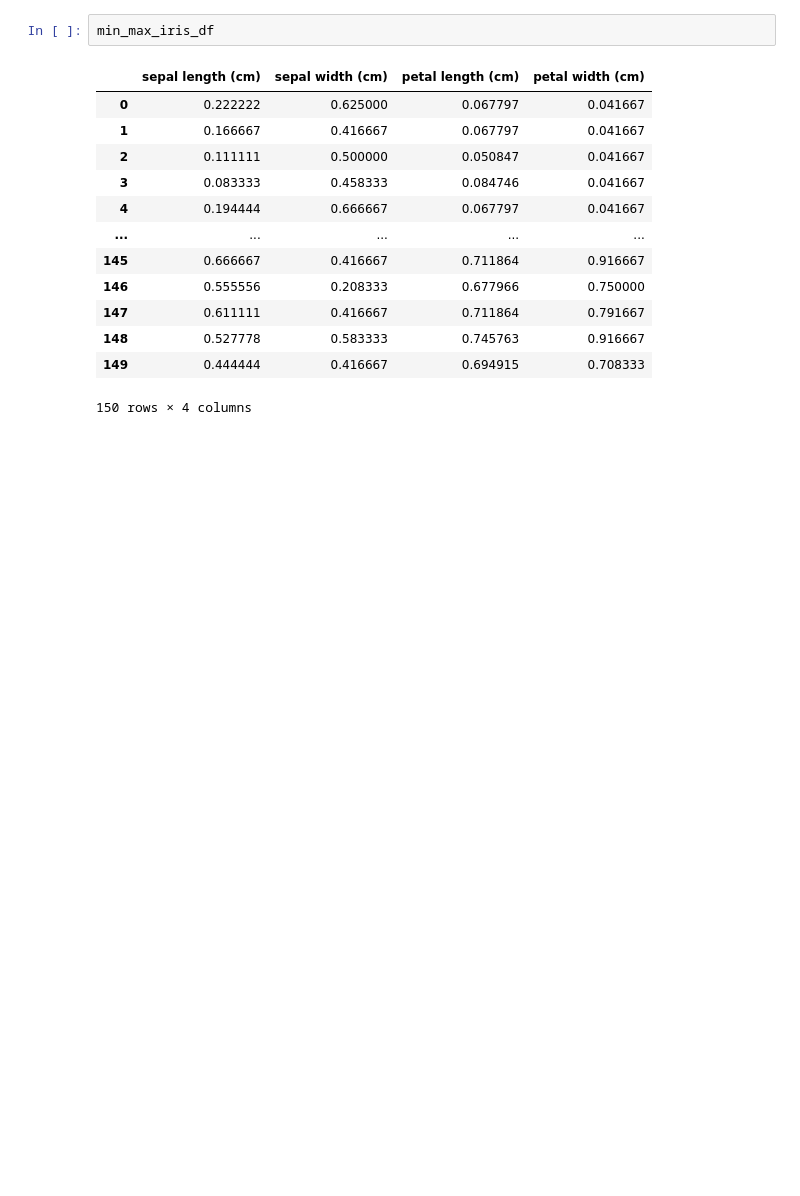
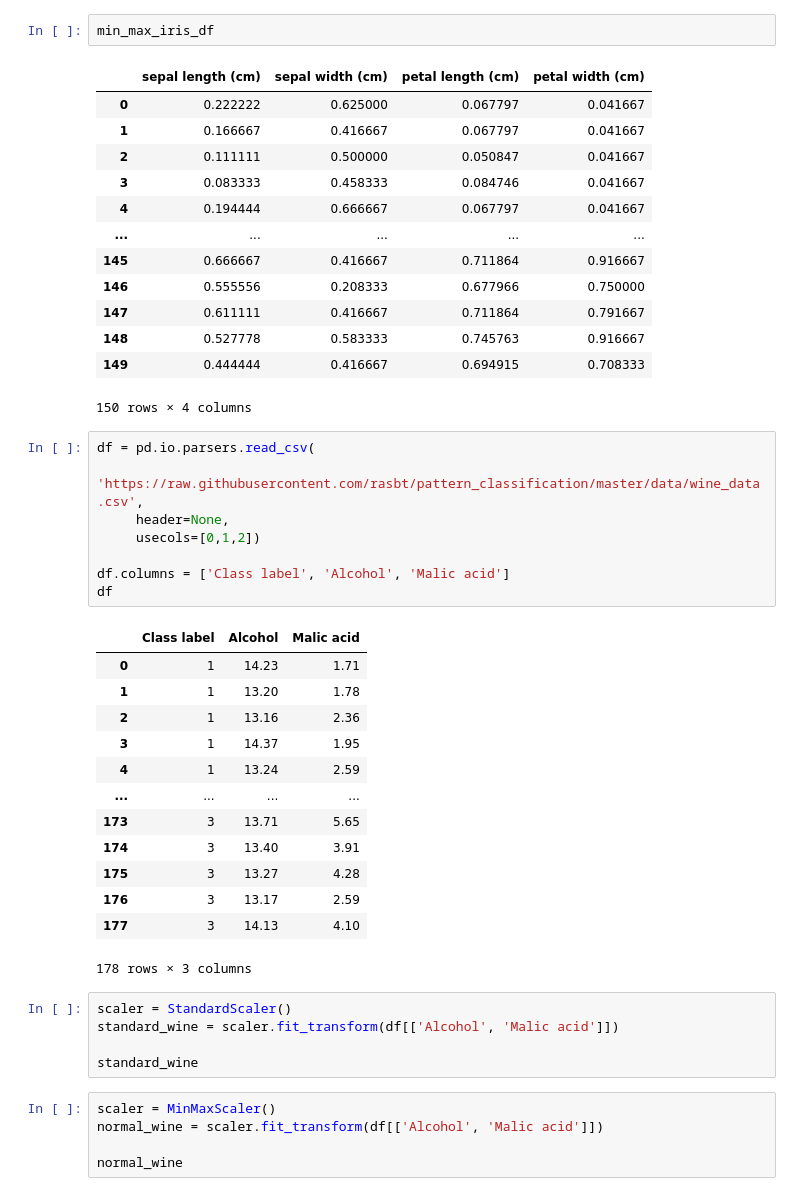
Before and after one commit to Supreme-YS/ML, a Jupyter notebook: pre_processing_ml[03].ipynb, the cells around one changed output. Drawn from its saved outputs; the diff is of its cells as text; blank space fills up the shorter version.

```diff
--- a/pre_processing_ml[03].ipynb
+++ b/pre_processing_ml[03].ipynb
@@ -384,3 +384,35 @@ min_max_iris_df
 | 148 | 0.527778 | 0.583333 | 0.745763 | 0.916667 |
 | 149 | 0.444444 | 0.416667 | 0.694915 | 0.708333 |
 150 rows × 4 columns
+# %%
+df = pd.io.parsers.read_csv(
+    'https://raw.githubusercontent.com/rasbt/pattern_classification/master/data/wine_data.csv',
+     header=None,
+     usecols=[0,1,2])
+
+df.columns = ['Class label', 'Alcohol', 'Malic acid']
+df
+# %% [output]
+|  | Class label | Alcohol | Malic acid |
+| 0 | 1 | 14.23 | 1.71 |
+| 1 | 1 | 13.20 | 1.78 |
+| 2 | 1 | 13.16 | 2.36 |
+| 3 | 1 | 14.37 | 1.95 |
+| 4 | 1 | 13.24 | 2.59 |
+| ... | ... | ... | ... |
+| 173 | 3 | 13.71 | 5.65 |
+| 174 | 3 | 13.40 | 3.91 |
+| 175 | 3 | 13.27 | 4.28 |
+| 176 | 3 | 13.17 | 2.59 |
+| 177 | 3 | 14.13 | 4.10 |
+178 rows × 3 columns
+# %%
+scaler = StandardScaler()
+standard_wine = scaler.fit_transform(df[['Alcohol', 'Malic acid']])
+
+standard_wine
+# %%
+scaler = MinMaxScaler()
+normal_wine = scaler.fit_transform(df[['Alcohol', 'Malic acid']])
+
+normal_wine
```
Also changed, not shown: parts of 2 cells of this notebook.
